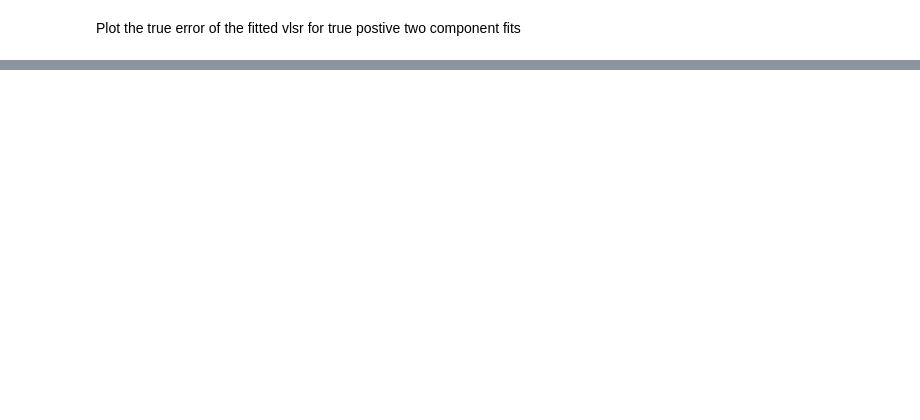
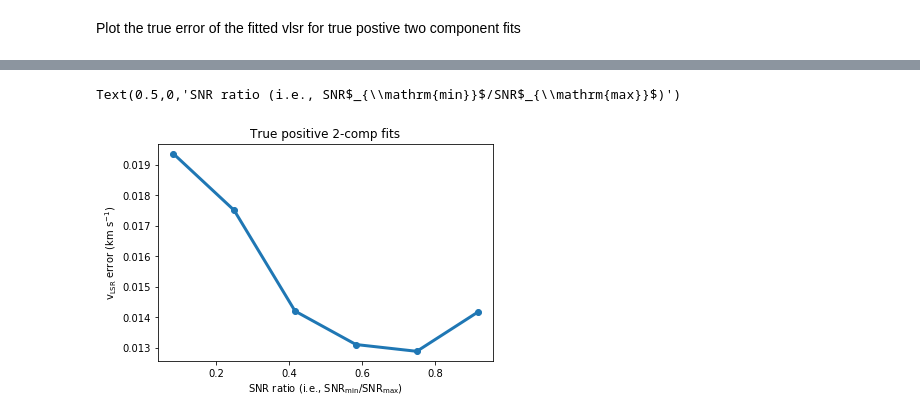
Before and after one commit to jpinedaf/LineFitting, a Jupyter notebook: analysis_template.ipynb, the cells around one changed output, grey strips where cells are left out. Saved outputs shown, nothing was run; the diff lists cells and outputs as text; code cells hidden in the pictures; blank space fills up the shorter version.

```diff
--- a/analysis_template.ipynb
+++ b/analysis_template.ipynb
@@ -69,0 +102,10 @@ tr.plot_error(['snr','snr'], ['true_vErr1','true_vErr2'], bins=20, range=(0,40),
+# %%
+fig, ax = plt.subplots(1, 1, figsize=(6,4))
+tr.plot_error(['snr_ratio','snr_ratio'], ['true_vErr1','true_vErr2'], bins=6, range=(0,1),
+              mask = tr.mask_2v_truepos, ax=ax)
+ax.set_title('True positive 2-comp fits')
+ax.set_ylabel('v$_{\mathrm{LSR}}$ error (km s$^{-1}$)')
+ax.set_xlabel('SNR ratio (i.e., SNR$_{\mathrm{min}}$/SNR$_{\mathrm{max}}$)')
+# %% [output]
+Text(0.5,0,'SNR ratio (i.e., SNR$_{\\mathrm{min}}$/SNR$_{\\mathrm{max}}$)')
+[figure, added]
```
Also changed, not shown: parts of 11 cells of this notebook, 1 other file.
